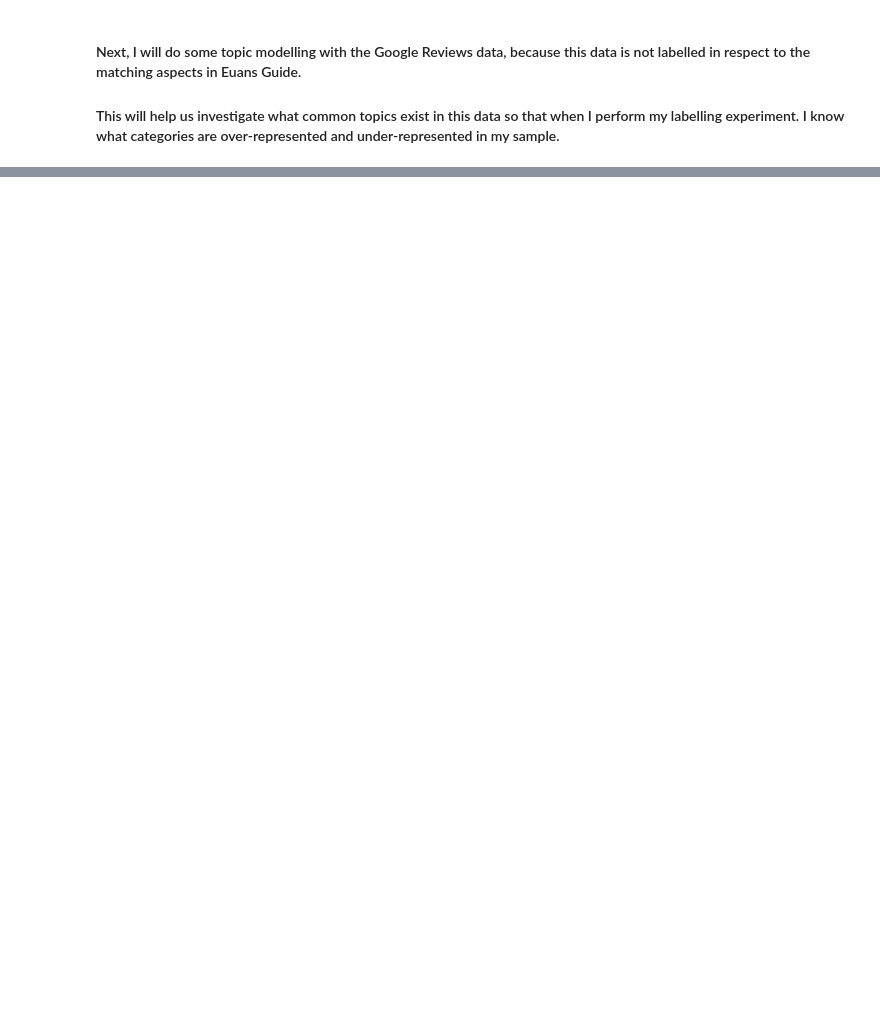
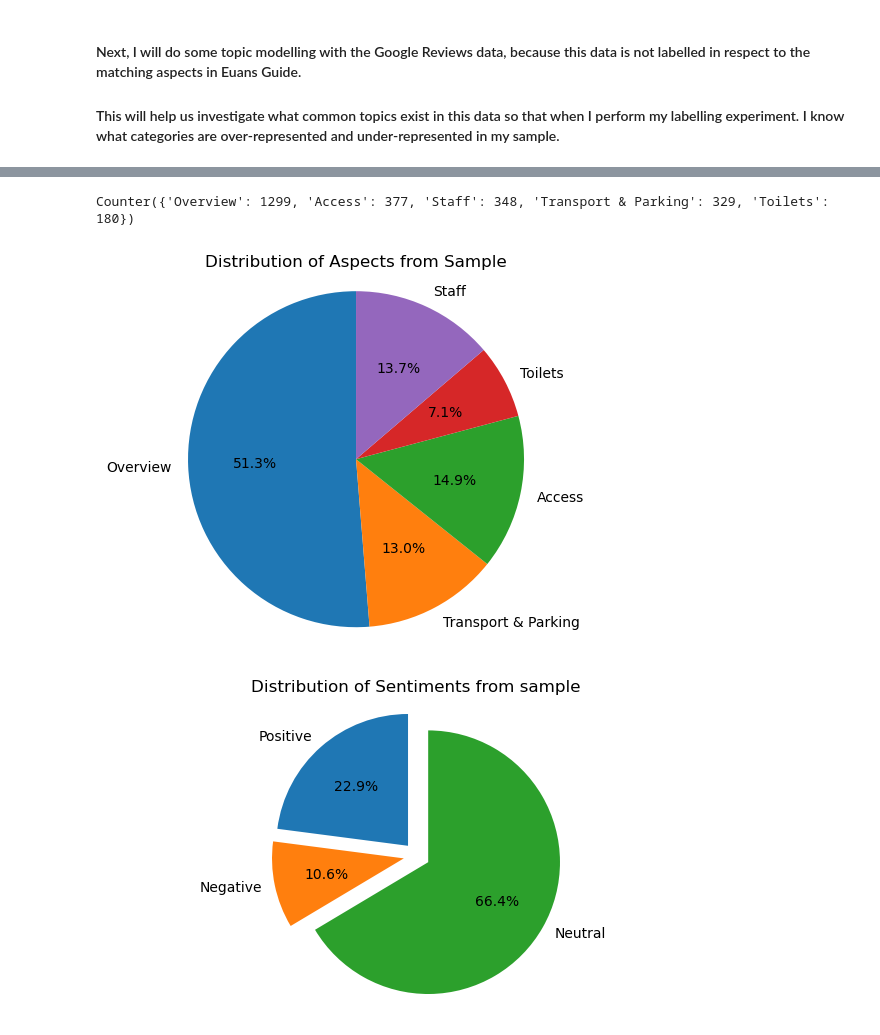
Before and after one commit to Amsterdam-Internships/Venue-Accessibility-Google-Reviews, a Jupyter notebook: notebooks/ExploratoryDataAnalysis.ipynb, the cells around one changed output, grey strips where cells are left out. Cells and saved outputs as stored; diff of their text form; code cells hidden in the pictures; blank space fills up the shorter version.

```diff
--- a/notebooks/ExploratoryDataAnalysis.ipynb
+++ b/notebooks/ExploratoryDataAnalysis.ipynb
@@ -213,0 +128,38 @@ do the cohens kappa thing
+# %%
+from collections import Counter
+
+aspects = ['Transport & Parking', 'Toilets', 'Staff', 'Overview', 'Access']
+
+aspect_count = Counter()
+
+processed_google_reviews['Aspect'].apply(lambda x: aspect_count.update([aspect for aspect in aspects if aspect in x]))
+
+print(aspect_count)
+
+# Extract the aspect names and counts from the aspect count dictionary
+aspect_names = list(aspect_count.keys())
+aspect_counts = list(aspect_count.values())
+
+# Create a pie chart
+plt.pie(aspect_counts, labels=aspect_names, autopct='%1.1f%%', startangle=90)
+plt.axis('equal')  # Equal aspect ratio ensures that pie is drawn as a circle
+plt.title('Distribution of Aspects from Sample')
+plt.show()
+
+# Group the DataFrame by 'Sentiment' and count the occurrences
+sentiment_data = processed_google_reviews.groupby('Sentiment').size().reset_index(name='count')
+
+# Create the sentiment pie chart
+labels_sentiment = ['Positive', 'Negative', 'Neutral']
+sizes_sentiment = sentiment_data['count']
+explode_sentiment = [0.1] * len(sentiment_data)  # Optional: Specify the 'explode' parameter to highlight a slice
+
+plt.figure(figsize=(8, 4))
+plt.pie(sizes_sentiment, labels=labels_sentiment, explode=explode_sentiment, autopct='%1.1f%%', startangle=90)
+plt.axis('equal')  # Equal aspect ratio ensures that pie is drawn as a circle
+plt.title('Distribution of Sentiments from sample')
+plt.show()
+# %% [output]
+Counter({'Overview': 1299, 'Access': 377, 'Staff': 348, 'Transport & Parking': 329, 'Toilets': 180})
+[figure, added]
+[figure, added]
```
Also changed, not shown: parts of 21 cells of this notebook, 31 other files.
